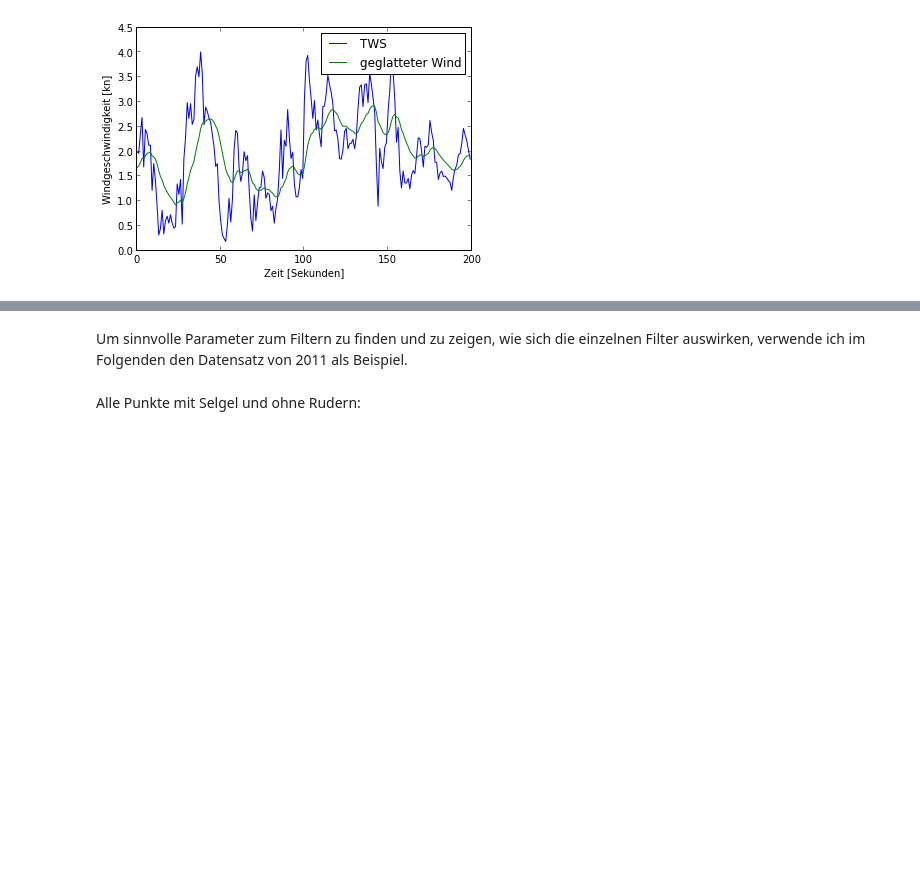
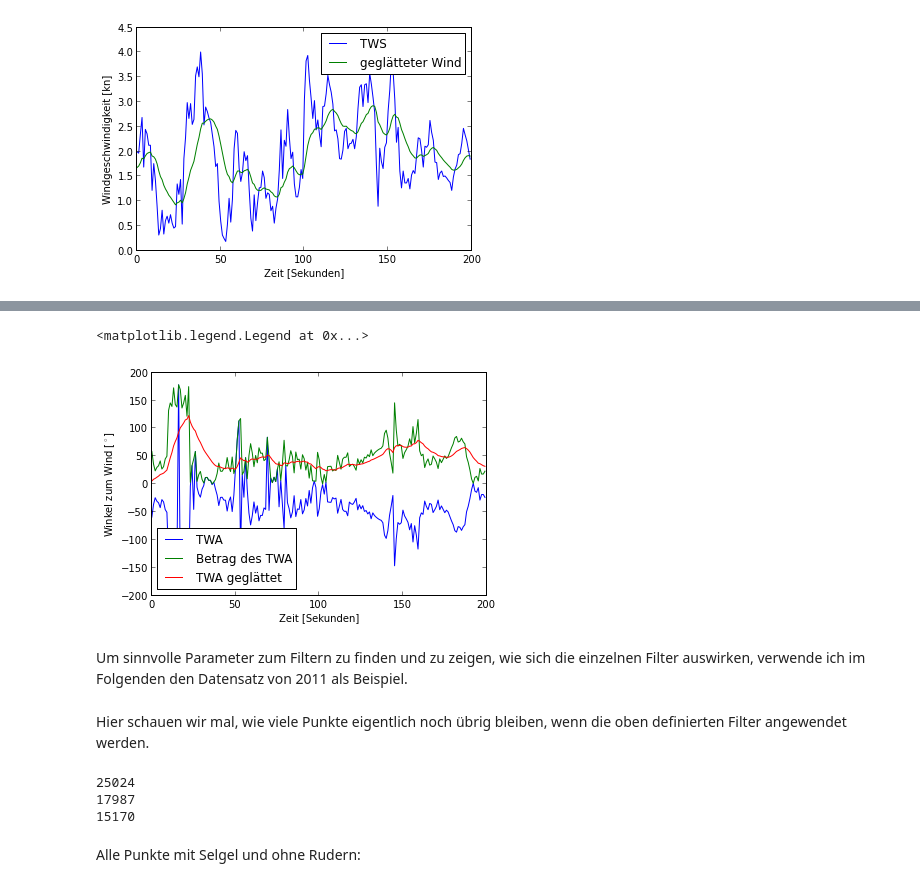
Before and after one commit to Roemerschiff/NX2, a Jupyter notebook: Polarplots.ipynb, the cells around one changed output, grey strips where cells are left out. Drawn from its saved outputs; the diff is of its cells as text; code cells hidden in the pictures; blank space fills up the shorter version.

```diff
--- a/Polarplots.ipynb
+++ b/Polarplots.ipynb
@@ -149,3 +123,13 @@ plt.legend()
+# %%
+plt.plot(d11['TWA'][3600:3800], label = 'TWA')
+plt.plot(np.abs(d11['TWA'][3600:3800]), label = "Betrag des TWA")
+plt.plot(smooth_expdec(np.abs(d11['TWA'][3600:3800]), 10), label = u"TWA geglättet")
+plt.xlabel('Zeit [Sekunden]')
+plt.ylabel('Winkel zum Wind [$^{\circ}$]')
+plt.legend(loc = 'lower left')
+# %% [output]
+<matplotlib.legend.Legend at 0x...>
+[figure, added]
 # %% [markdown]
 Um sinnvolle Parameter zum Filtern zu finden und zu zeigen, wie sich die einzelnen Filter auswirken, verwende ich im Folgenden den Datensatz von 2011 als Beispiel.
 # %%
@@ -156,3 +141,13 @@ TWSs = NX2.smooth_expdec(d11['TWS'], 10)
+# %% [markdown]
+Hier schauen wir mal, wie viele Punkte eigentlich noch übrig bleiben, wenn die oben definierten Filter angewendet werden.
+# %%
+print sail.sum()
+print (sail & con).sum()
+print (sail & con & conTWA).sum()
+# %% [output]
+25024
+17987
+15170
 # %% [markdown]
 Alle Punkte mit Selgel und ohne Rudern:
 # %%
```
Also changed, not shown: parts of 32 cells of this notebook, 2 other files.
